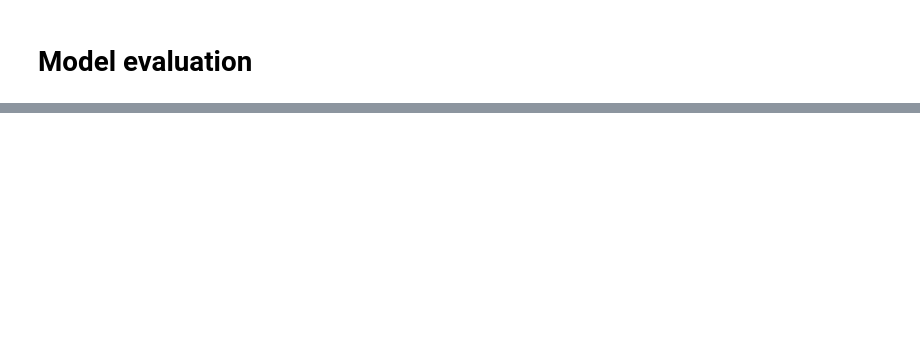
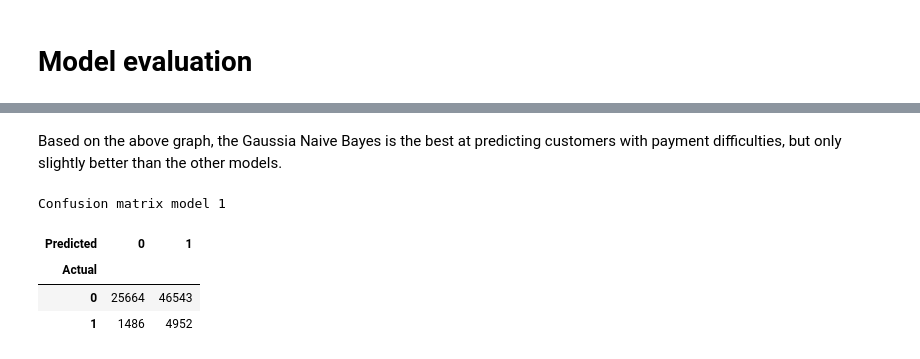
Before and after one commit to Dutchmick/loan_repayment_prediction, a Jupyter notebook: notebooks/Homecred - ML ensemble.ipynb, the cells around one changed output, grey strips where cells are left out. Drawn from its saved outputs; the diff is of its cells as text; code cells hidden in the pictures; blank space fills up the shorter version.

```diff
--- a/notebooks/Homecred - ML ensemble.ipynb
+++ b/notebooks/Homecred - ML ensemble.ipynb
@@ -339,4 +311,10 @@ model3.fit(x_train, y_train)
 # %% [markdown]
 # Model evaluation
+# %%
+# Create predictions from the training data on the test data
+y_pred_mod_1 = model1.predict(x_test)
+y_pred_mod_2 = model2.predict(x_test)
+y_pred_mod_3 = model3.predict(x_test)
+y_pred_mod_4 = model4.predict(x_test)
 # %%
 # Evaluate model based on training data
@@ -381,6 +366,14 @@ plt.show()
+# %% [markdown]
+Based on the above graph, the Gaussia Naive Bayes is the best at predicting customers with payment difficulties, but only slightly better than the other models.
 # %%
 # Create confusion matrix
-print("Confusion matrix")
-y_actual = pd.Series(y_train, name='Actual')
-y_predicted = pd.Series(y_pred_train, name='Predicted')
+print("Confusion matrix model 1")
+y_actual = pd.Series(y_test, name='Actual')
+y_predicted = pd.Series(y_pred_mod_1, name='Predicted')
 pd.crosstab(y_actual, y_predicted)
+# %% [output]
+Confusion matrix model 1
+| Predicted | 0 | 1 |
+| Actual |  |  |
+| 0 | 25664 | 46543 |
+| 1 | 1486 | 4952 |
```
Also changed, not shown: parts of 58 cells of this notebook, 2 other files.
